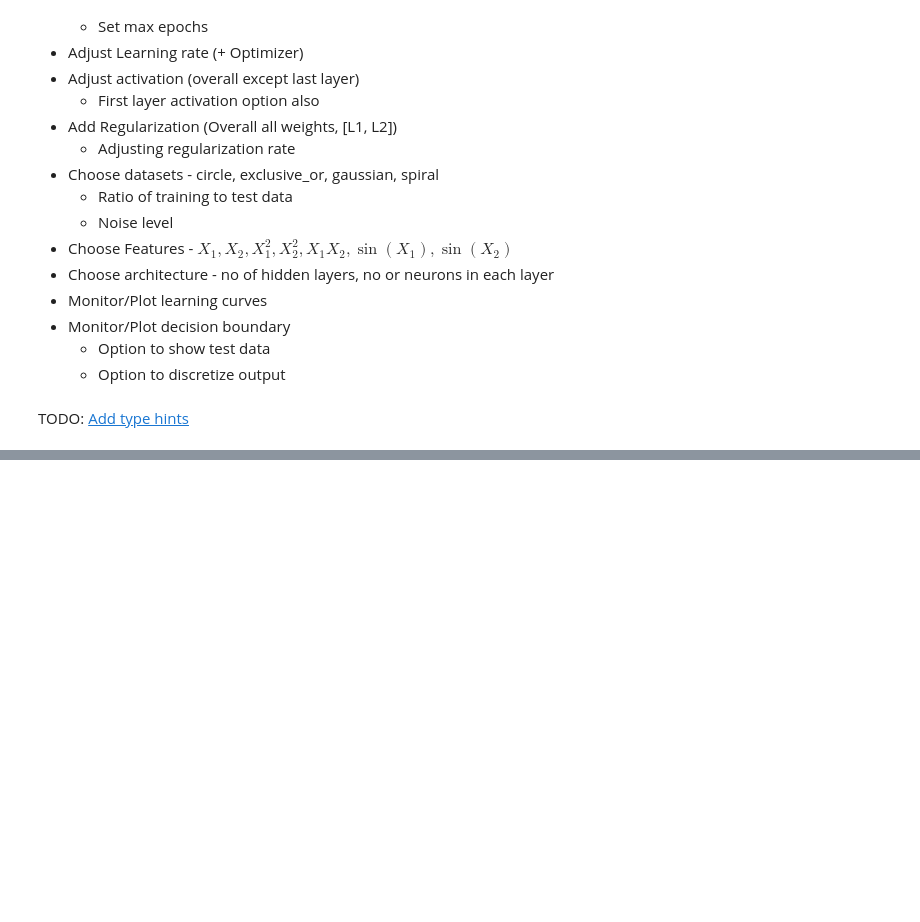
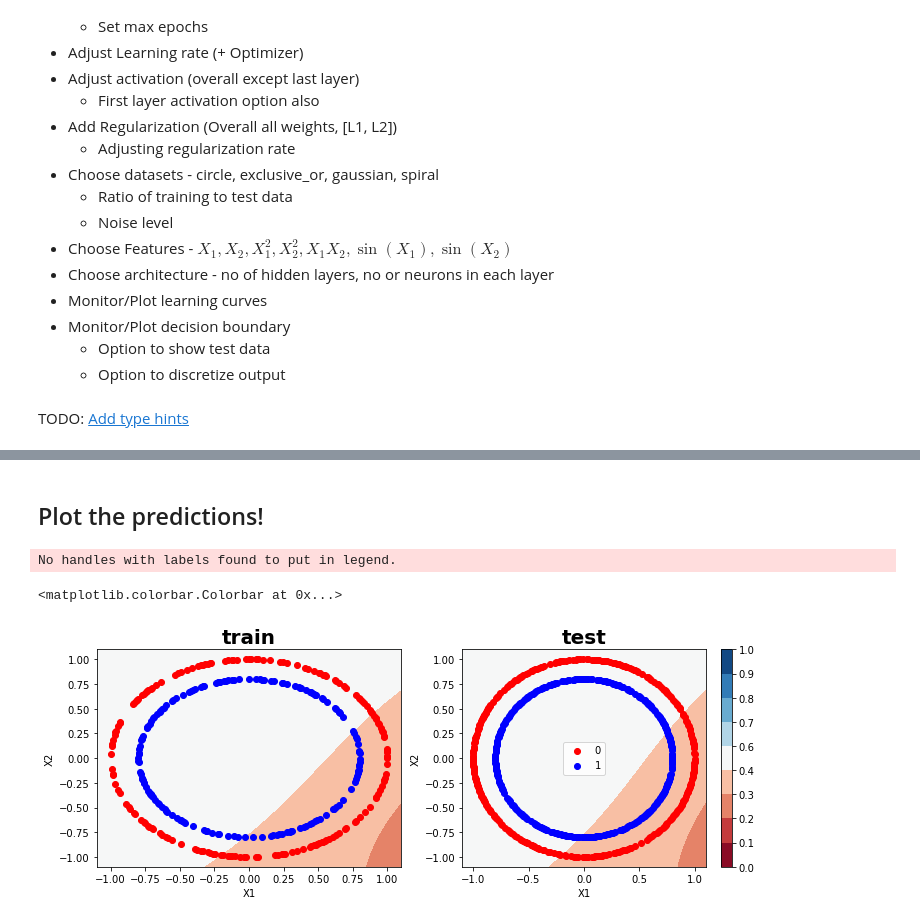
Before and after one commit to abhi8893/tensorflow-deep-learning-mrdbourke, a Jupyter notebook: notebooks/02A-tensorflow-playground-reimplementation.ipynb, the cells around one changed output, grey strips where cells are left out. Cells and saved outputs as stored; diff of their text form; code cells hidden in the pictures; blank space fills up the shorter version.

```diff
--- a/notebooks/02A-tensorflow-playground-reimplementation.ipynb
+++ b/notebooks/02A-tensorflow-playground-reimplementation.ipynb
@@ -303,0 +290,17 @@ tfp.plot_learning_curve()
+# %% [markdown]
+## Plot the predictions!
+# %%
+fig, axn = plt.subplots(1, 2, figsize=(12, 4))
+
+for ax, subset in zip(axn, ['train', 'test']):
+    cp = tfp.plot_decision_function(ax=ax)
+    tfp.data.plot(subset=subset, ax=cp.axes)
+
+    ax.set_title(subset, fontdict=dict(weight='bold', size=20))
+
+
+fig.colorbar(cp)
+# %% [output]
+No handles with labels found to put in legend.
+<matplotlib.colorbar.Colorbar at 0x...>
+[figure, added]
```
Also changed, not shown: parts of 18 cells of this notebook.
